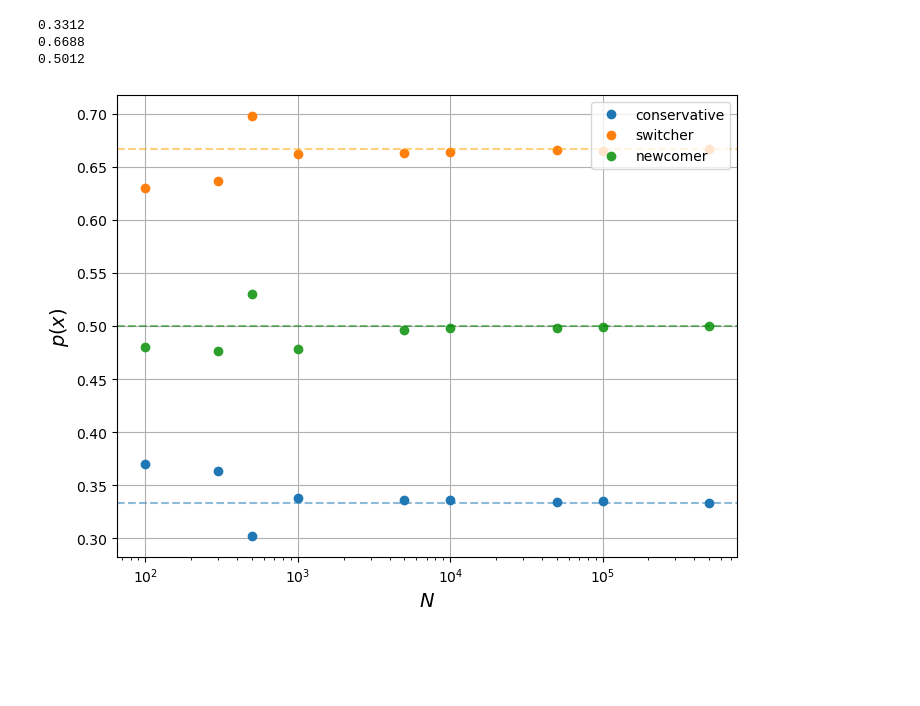
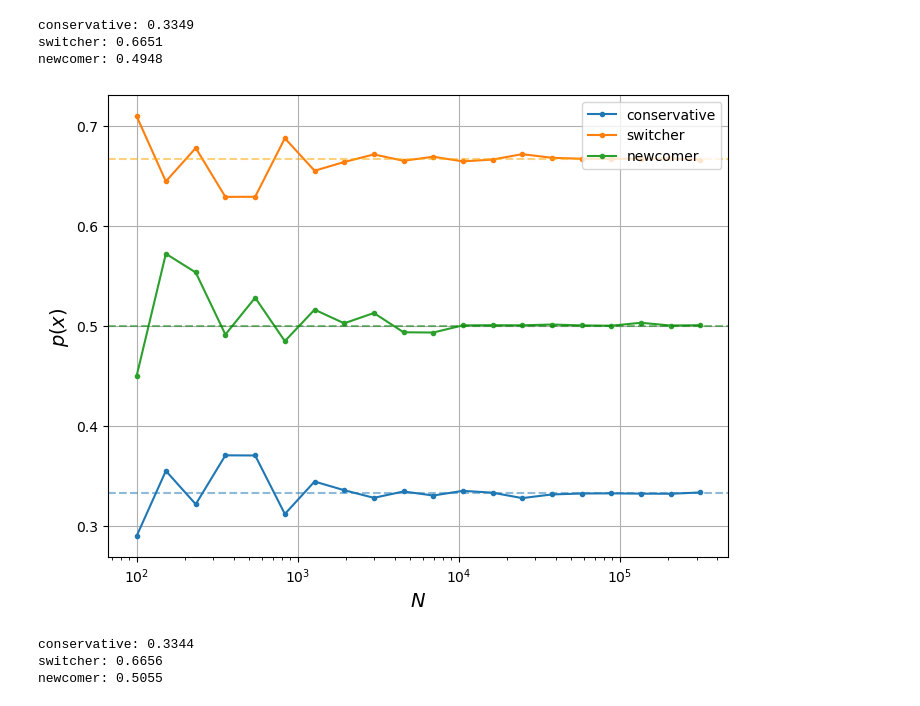
Before and after one commit to ebianchi803/astrostatistics_bicocca_2026, a Jupyter notebook: working/L02.ipynb, the cells around one changed output. Cells and saved outputs as stored; diff of their text form; code cells hidden in the pictures; blank space fills up the shorter version.

```diff
--- a/working/L02.ipynb
+++ b/working/L02.ipynb
@@ -23,6 +18,0 @@ print(dgoat)
-# %%
-remaining_doors =[]
-for i in range(len(doors)):
-    if i!=dgoat:
-        remaining_doors.append(doors[i])
-print(remaining_doors)
@@ -109,20 +91,24 @@ for i in range(N):
     result_newcomer = remaining_doors[dnewcomer]
     newcomer_tally+=result_newcomer
 # %%
-print(conservative_tally/N)
-print(switcher_tally/N)
-print(newcomer_tally/N)
+print('conservative: %.4f' % (conservative_tally/N))
+print('switcher: %.4f' % (switcher_tally/N))
+print('newcomer: %.4f' % (newcomer_tally/N))
 # %% [output]
-0.3312
-0.6688
-0.5012
+conservative: 0.3349
+switcher: 0.6651
+newcomer: 0.4948
 # %%
 doors = [1,0,0]
+
 conservative_tallies = []
 switcher_tallies = []
 newcomer_tallies = []
-arr_n = [100, 300, 500, 1000, 5000, 10000, 50000, 100000, 500000]
-#arr_n = np.arange(100,100000,10000)
+
+arr_n = np.logspace(2,5.5,20)
+arr_n = np.array([int(i) for i in arr_n])
+
+
 for N in arr_n:
     conservative_tally = 0
     switcher_tally = 0
@@ -163,28 +149,38 @@ for N in arr_n:
             dnewcomer = int(random.random()*3)
         result_newcomer = remaining_doors[dnewcomer]
         newcomer_tally+=result_newcomer
+
+
     conservative_tallies.append(conservative_tally/N)
     switcher_tallies.append(switcher_tally/N)
     newcomer_tallies.append(newcomer_tally/N)
 # %%
 fig,ax = plt.subplots(figsize=(8, 6))
 #xgrid = np.linspace(-10, 30, 1000)
-plt.plot(arr_n, conservative_tallies, linestyle='',marker='o',label='conservative')
-plt.plot(arr_n, switcher_tallies, linestyle='',marker='o',label='switcher')
-plt.plot(arr_n, newcomer_tallies, linestyle='',marker='o',label='newcomer')
+plt.plot(arr_n, conservative_tallies,marker='.',label='conservative')
+plt.plot(arr_n, switcher_tallies,marker='.',label='switcher')
+plt.plot(arr_n, newcomer_tallies,marker='.',label='newcomer')
 
 ax.axhline(1/3, 0, 5000, linestyle='--', alpha=0.5)
 ax.axhline(2/3, 0, 5000, linestyle='--', color='orange', alpha=0.5)
 ax.axhline(1/2, 0, 5000, linestyle='--', color='green', alpha=0.5)
 
 ax.set_xscale('log')
 ax.set_ylabel('$p(x)$',fontsize=14)
 ax.legend(loc='upper right')
 
 ax.set_xlabel('$N$',fontsize=14)
 
 plt.grid()
 
 plt.show()
 # %% [output]
-[figure, old version]
+[figure, new version]
+# %%
+print('conservative: %.4f' % np.mean(conservative_tallies))
+print('switcher: %.4f' % np.mean(switcher_tallies))
+print('newcomer: %.4f' % np.mean(newcomer_tallies))
+# %% [output]
+conservative: 0.3344
+switcher: 0.6656
+newcomer: 0.5055
```
Also changed, not shown: parts of 9 cells of this notebook.
